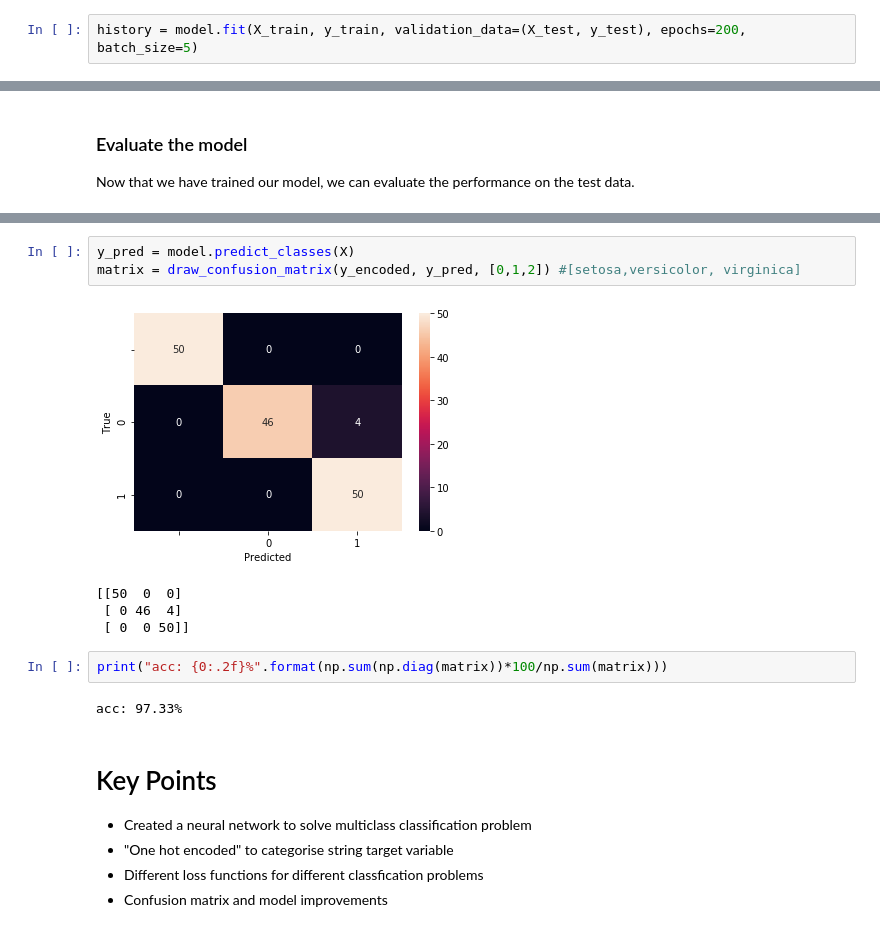
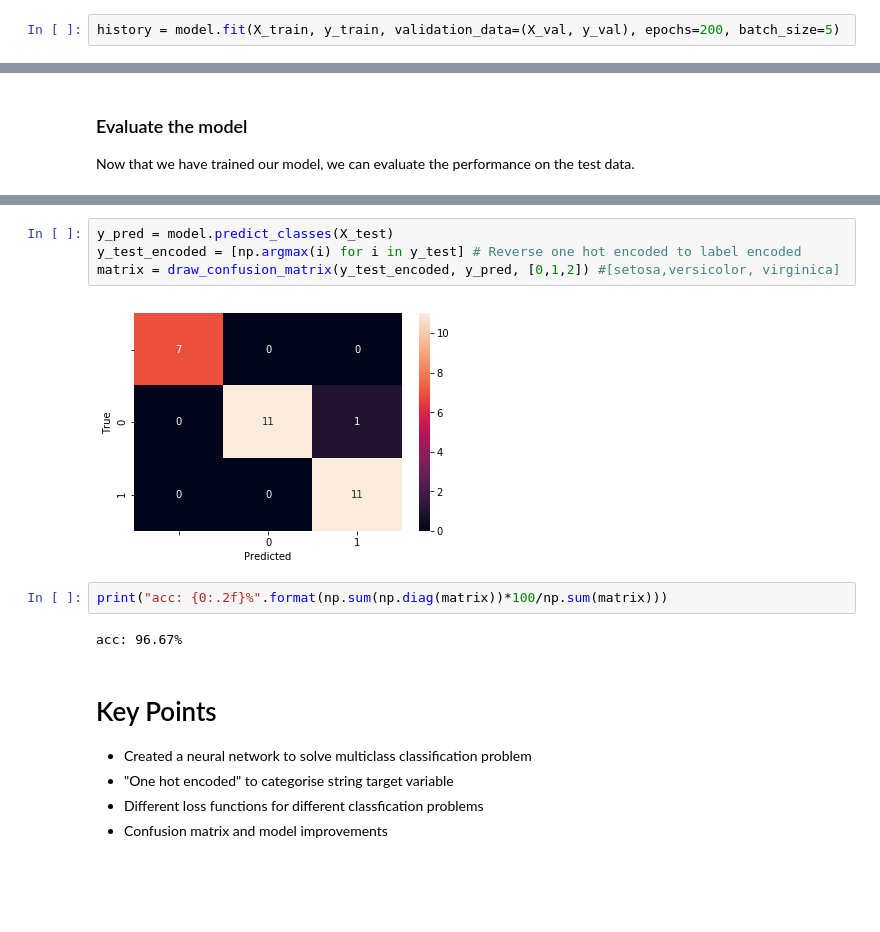
Before and after one commit to UoA-eResearch/deep-learning-tutorial-2019, a Jupyter notebook: Exercise 2 - multi-class iris.ipynb, the cells around one changed output, grey strips where cells are left out. Saved outputs shown, nothing was run; the diff lists cells and outputs as text; blank space fills up the shorter version.

Commit message:
Added validation set

```diff
--- a/Exercise 2 - multi-class iris.ipynb
+++ b/Exercise 2 - multi-class iris.ipynb
@@ -182,7 +182,7 @@ Now that we have compiled the model, we can train it with the data we prepared e
 
 To see the model training history in text, just don't include `verbose=0`
 # %%
-history = model.fit(X_train, y_train, validation_data=(X_test, y_test), epochs=200, batch_size=5)
+history = model.fit(X_train, y_train, validation_data=(X_val, y_val), epochs=200, batch_size=5)
 # %% [output]
 W0707 22:37:12.343251 140647477626752 deprecation.py:323] From /usr/local/lib/python3.6/dist-packages/tensorflow/python/ops/math_grad.py:1250: add_dispatch_support.<locals>.wrapper (from tensorflow.py ...
 Instructions for updating:
@@ -223,15 +223,13 @@ acc: 97.33%
 # %%
-y_pred = model.predict_classes(X)
-matrix = draw_confusion_matrix(y_encoded, y_pred, [0,1,2]) #[setosa,versicolor, virginica]
+y_pred = model.predict_classes(X_test)
+y_test_encoded = [np.argmax(i) for i in y_test] # Reverse one hot encoded to label encoded
+matrix = draw_confusion_matrix(y_test_encoded, y_pred, [0,1,2]) #[setosa,versicolor, virginica]
 # %% [output]
-[figure, old version]
+[figure, new version]
-[[50  0  0]
- [ 0 46  4]
- [ 0  0 50]]
 # %%
 print("acc: {0:.2f}%".format(np.sum(np.diag(matrix))*100/np.sum(matrix)))
 # %% [output]
-acc: 97.33%
+acc: 96.67%
 # %% [markdown]
 # Key Points
 
```
Also changed, not shown: parts of 1 cell of this notebook.
